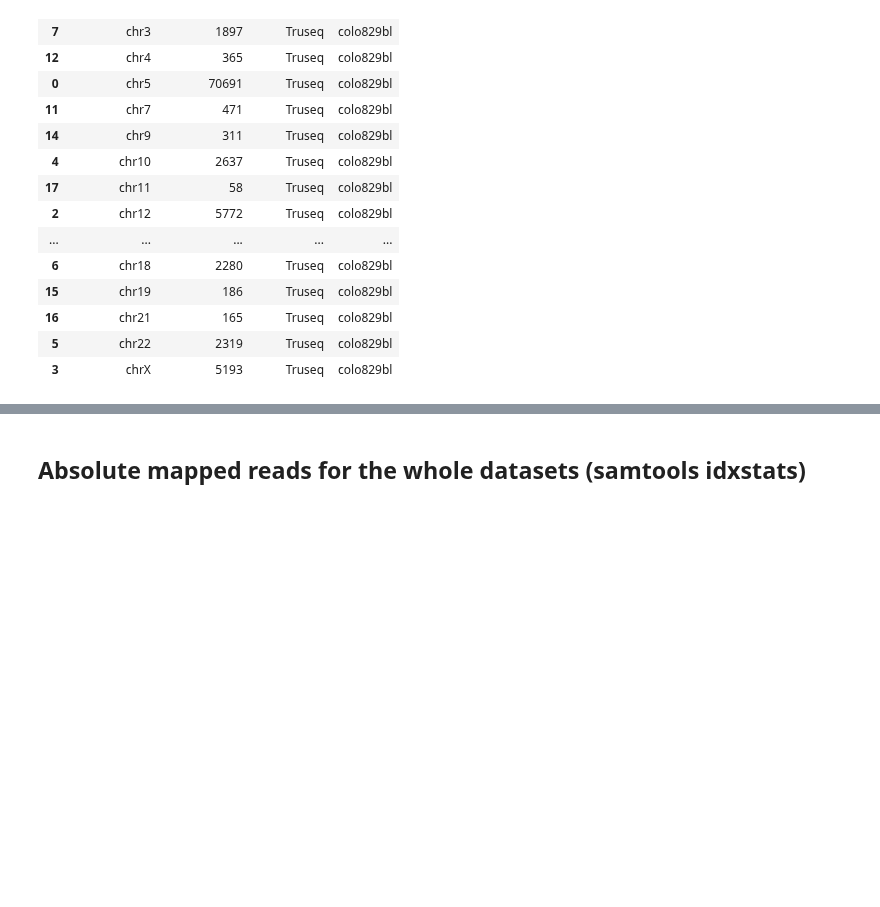
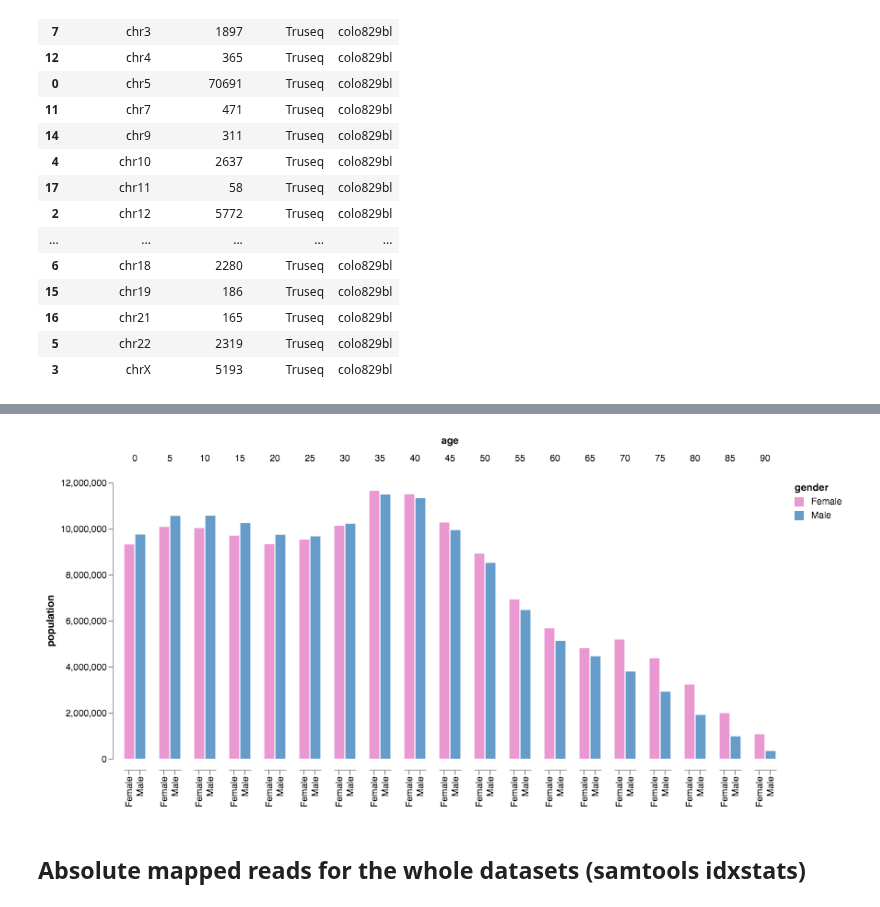
Before and after one commit to umccr/10x, a Jupyter notebook: telomeres/notebooks/counts.ipynb, the cells around one changed output, grey strips where cells are left out. Drawn from its saved outputs; the diff is of its cells as text; code cells hidden in the pictures; blank space fills up the shorter version.

```diff
--- a/telomeres/notebooks/counts.ipynb
+++ b/telomeres/notebooks/counts.ipynb
@@ -133,3 +156,26 @@ logplot
+# %%
+import altair as alt
+from altair.expr import datum, if_
+from vega_datasets import data
+
+source = data.population.url
+
+alt.Chart(source).mark_bar(stroke='transparent').encode(
+    alt.X('gender:N', scale=alt.Scale(rangeStep=12), axis=alt.Axis(title='')),
+    alt.Y('sum(people):Q', axis=alt.Axis(title='population', grid=False)),
+    color=alt.Color('gender:N', scale=alt.Scale(range=["#EA98D2", "#659CCA"])),
+    column='age:O'
+).configure_view(
+    stroke='transparent'
+).configure_axis(
+    domainWidth=0.8
+).transform_filter(
+    datum.year == 2000
+).transform_calculate(
+    'gender', if_(datum.sex == 2, 'Female', 'Male')
+)
+# %% [output]
+[figure, added]
 # %% [markdown]
 ## Absolute mapped reads for the whole datasets (samtools idxstats)
 # %% [markdown]
```
Also changed, not shown: parts of 4 cells of this notebook, 1 other file.
